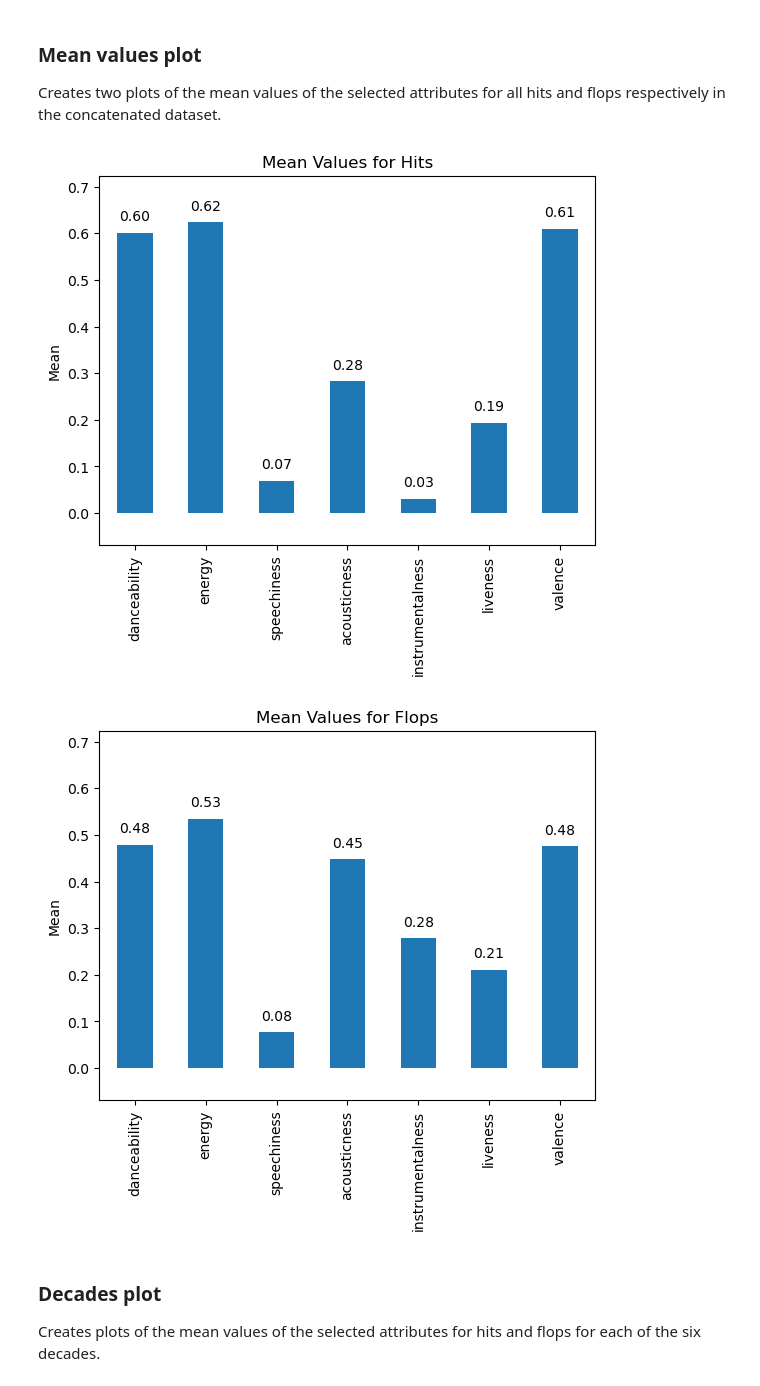
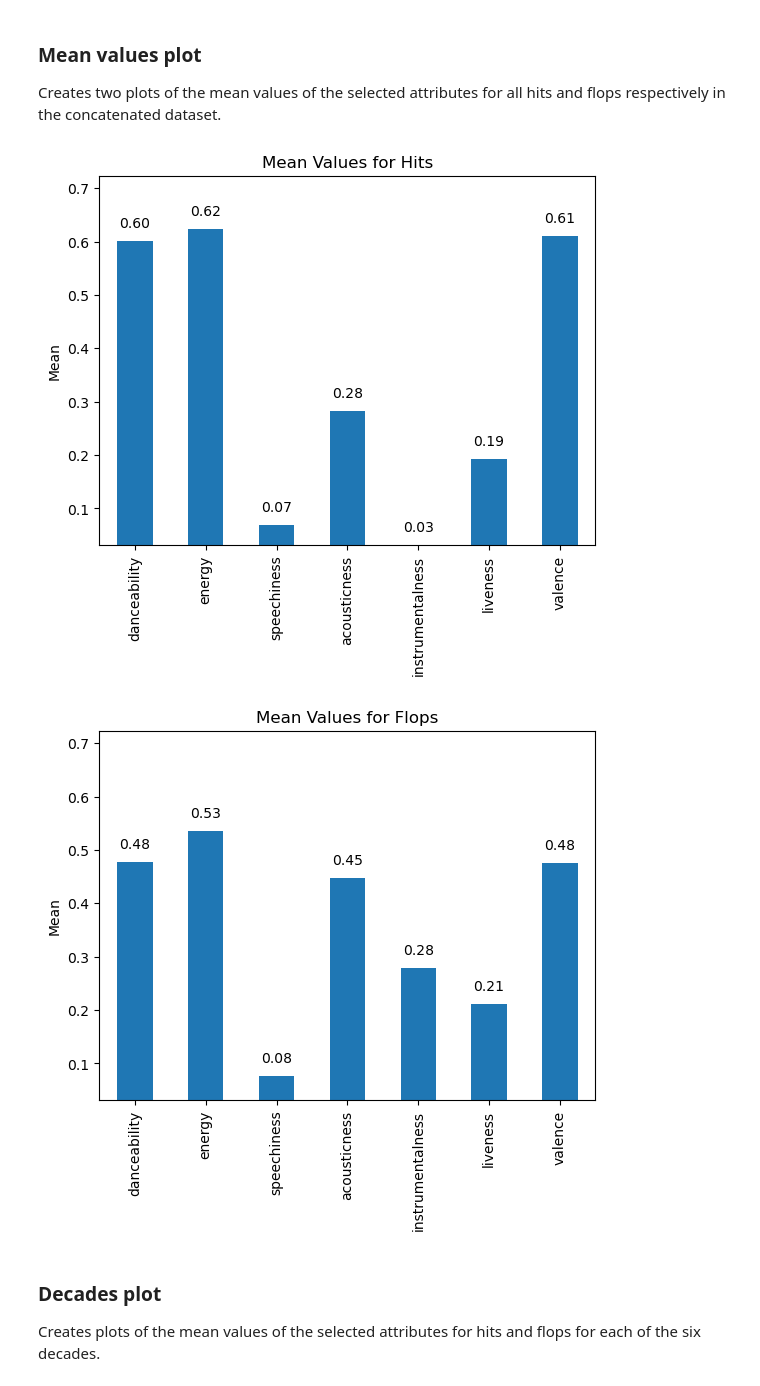
Before and after one commit to jesbor98/music-analysis, a Jupyter notebook: Data Mining project.ipynb, the cells around one changed output. Cells and saved outputs as stored; diff of their text form; code cells hidden in the pictures.

```diff
--- a/Data Mining project.ipynb
+++ b/Data Mining project.ipynb
@@ -93,37 +93,37 @@ hits_df = df[df['target'] == 1]
 flops_df = df[df['target'] == 0]
 
 # Plot hits
 hits_means = hits_df[selected_columns].mean()
 hits_means.plot(kind='bar')
 plt.title('Mean Values for Hits')
 plt.ylabel('Mean')
 
 # Annotate bars with numerical values
 for i, value in enumerate(hits_means):
     plt.text(i, value + 0.02, f'{value:.2f}', ha='center', va='bottom')
 
 # Set y-axis limits to cover both positive and negative values
-plt.ylim(min(hits_means.min(), flops_df[selected_columns].mean().min()) - 0.1,
+plt.ylim(min(hits_means.min(), flops_df[selected_columns].mean().min()),
          max(hits_means.max(), flops_df[selected_columns].mean().max()) + 0.1)
 plt.show()
 
 # Plot flops
 flops_means = flops_df[selected_columns].mean()
 flops_means.plot(kind='bar')
 plt.title('Mean Values for Flops')
 plt.ylabel('Mean')
 
 # Annotate bars with numerical values
 for i, value in enumerate(flops_means):
     plt.text(i, value + 0.02, f'{value:.2f}', ha='center', va='bottom')
 
 # Set y-axis limits to cover both positive and negative values
-plt.ylim(min(hits_means.min(), flops_means.min()) - 0.1,
+plt.ylim(min(hits_means.min(), flops_means.min()),
          max(hits_means.max(), flops_means.max()) + 0.1)
 plt.show()
 # %% [output]
-[figure, old version]
+[figure, new version]
-[figure, old version]
+[figure, new version]
 # %% [markdown]
 ### Decades plot
 Creates plots of the mean values of the selected attributes for hits and flops for each of the six decades.
```
Also changed, not shown: parts of 6 cells of this notebook.
